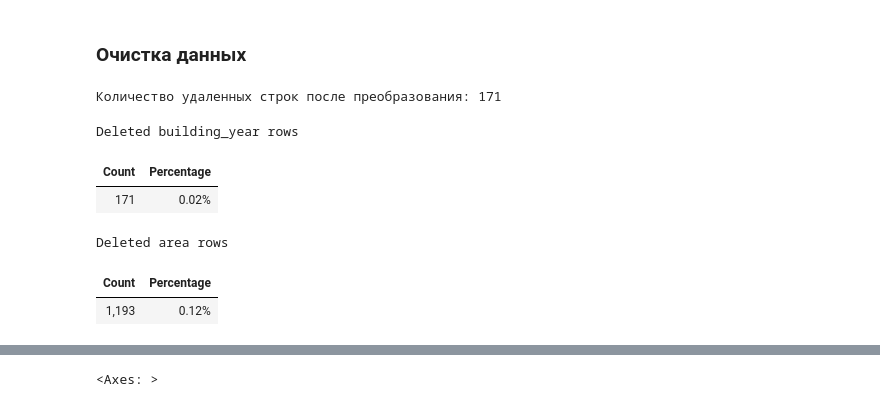
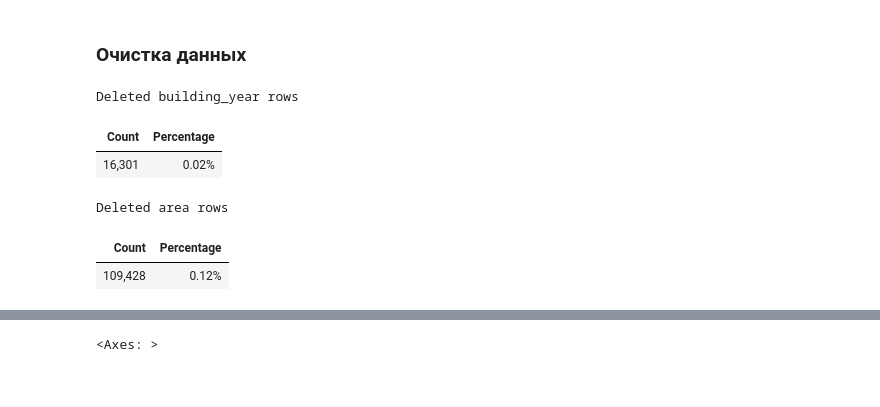
Before and after one commit to ascat41/HouseDeterioration, a Jupyter notebook: data_research.ipynb, the cells around one changed output, grey strips where cells are left out. Saved outputs shown, nothing was run; the diff lists cells and outputs as text; code cells hidden in the pictures.

```diff
--- a/data_research.ipynb
+++ b/data_research.ipynb
@@ -50,8 +50,8 @@
 # %%
 import pandas as pd
 
-original_df = pd.read_csv("data_gisgkh_157_v20260917.csv", delimiter=";", encoding="utf-8")
-original_df.head()
+df = pd.read_csv("data_gisgkh_157_v20260917.csv", delimiter=";", encoding="utf-8")
+df.head()
 # %% [output]
 |  | full_address | region_name | region_oktmo | region_okato | municipality_oktmo | municipality_okato | ... |
 | 0 | обл Оренбургская, г Орск, ул Доку... | Оренбургская область | 53000000 | 53000000 | 5.372300e+10 | 5.342300e+10 | ... |
@@ -225,9 +225,6 @@ String describe
 *Проблема пропусков*: В исходных данных зафиксировано значительное число пропусков в категориальных переменных (например, plan_series, municipality_name). В логике нашего исследования отсутствие записи в государственном реестре само по себе является информативным сигналом (дефицит административного контроля). Поэтому пропуски в категориальных номинальных шкалах заполнены значением «Не указано». Пропуски в непрерывных числовых переменных (площадь) заполнены медианными значениями.
 # %% [markdown]
 ### Очистка данных
-# %%
-df = original_df.sample(10000, random_state=42)
-# df.head()
 # %%
 # Преобразование building_year
 
@@ -242,24 +239,25 @@ style_table(pd.DataFrame({"Count": [len(mask) - mask.sum()], "Percentage": [1 -
     "Percentage": "{:.2f}%"
 })
 # %% [output]
-Количество удаленных строк после преобразования: 171
+Deleted building_year rows
-Deleted building_year rows
 | Count | Percentage |
-| 171 | 0.02% |
+| 16,301 | 0.02% |
 # %%
 # Преобразование признаков площади
 
 mask = (df["total_area"] > 1) & (df["residental_premises_area"] > 1)
 
 df = df[mask]
 df["residental_ratio"] = df["residental_premises_area"] / df["total_area"]
 df["flats_area_ratio"] = df["flats"] / df["total_area"]
 
-style_table(pd.DataFrame({"Count": [len(mask) - mask.sum()], "Percentage": [1 - mask.sum() / len(mask)]}), "Deleted area rows").format({
-    "Count": "{:,.0f}",
-    "Percentage": "{:.2f}%"
-})
+style_table(pd.DataFrame({"Count": [len(mask) - mask.sum()],
+                          "Percentage": [1 - mask.sum() / len(mask)]}),
+                          "Deleted area rows").format({
+                              "Count": "{:,.0f}",
+                              "Percentage": "{:.2f}%"
+                          })
 # %% [output]
 Deleted area rows
 | Count | Percentage |
-| 1,193 | 0.12% |
+| 109,428 | 0.12% |
```
Also changed, not shown: parts of 18 cells of this notebook.
